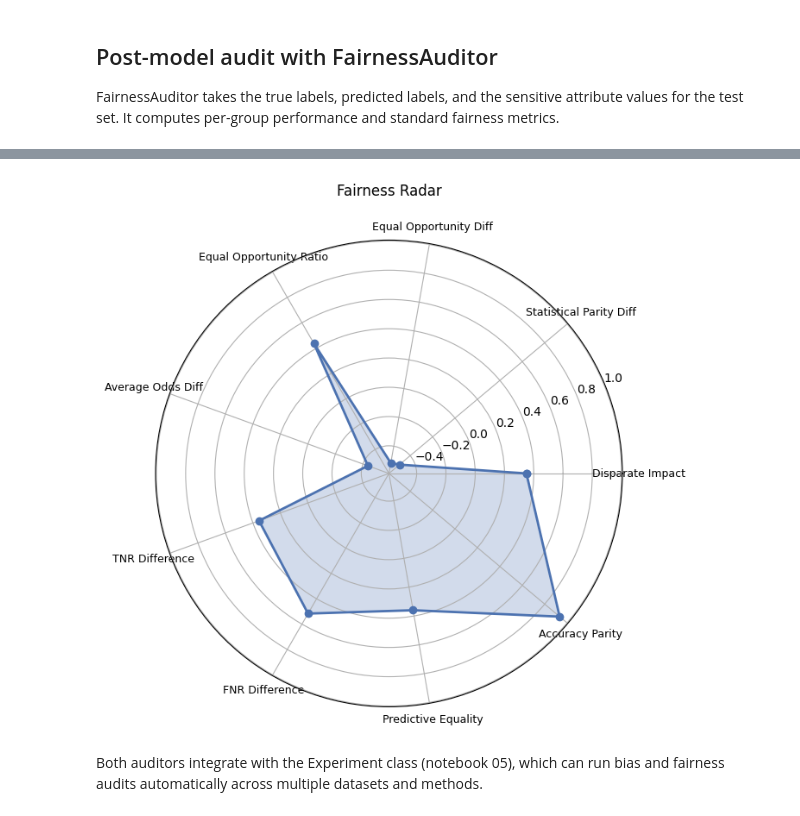
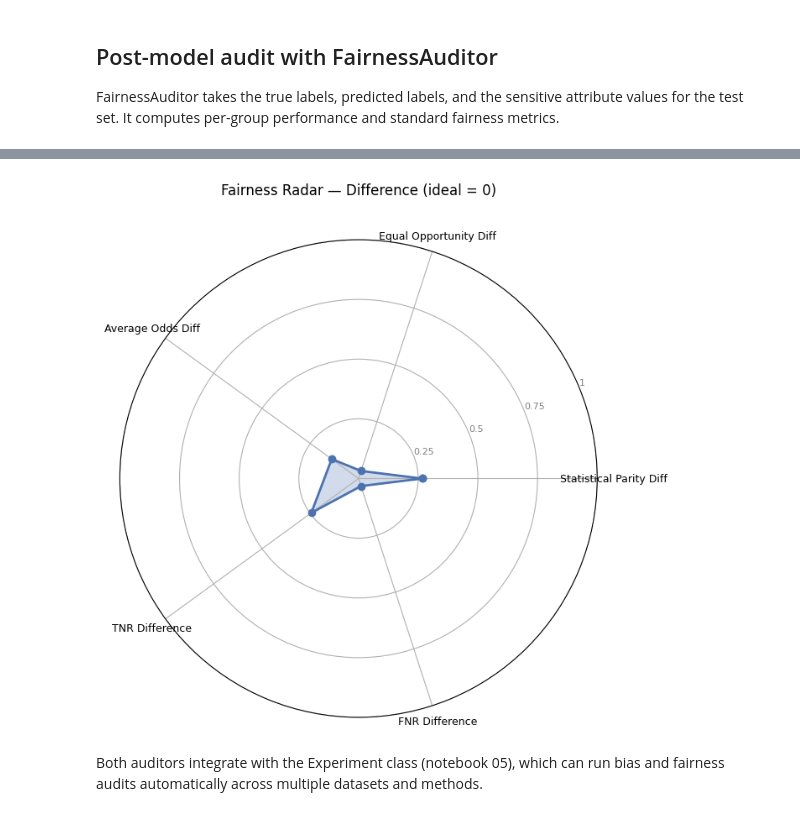
Before and after one commit to jmcfig/scikit-fair, a Jupyter notebook: examples/03_audit.ipynb, the cells around one changed output, grey strips where cells are left out. Saved outputs shown, nothing was run; the diff lists cells and outputs as text; code cells hidden in the pictures.

Commit message:
agg=false, two radars, tunable colors

```diff
--- a/examples/03_audit.ipynb
+++ b/examples/03_audit.ipynb
@@ -42,11 +50,16 @@ We train a simple logistic regression to get predictions for the fairness audit.
 # %%
 from sklearn.linear_model import LogisticRegression
 from sklearn.model_selection import train_test_split
+from skfair.preprocessing import FairSmote
 
 X_train, X_test, y_train, y_test = train_test_split(
     X, y, test_size=0.3, random_state=42, stratify=y
 )
 clf = LogisticRegression(solver="liblinear", max_iter=1000, random_state=42)
+
+fsmote = FairSmote(sens_attr="Race", random_state=42)
+X_train, y_train = fsmote.fit_resample(X_train, y_train)
+
 clf.fit(X_train, y_train)
 y_pred = clf.predict(X_test)
 # %% [markdown]
@@ -87,7 +112,7 @@ fair.plot_fairness_metrics();
 # %%
-fair.plot_fairness_radar();
+fair.plot_fairness_radar(mode="difference");
 # %% [output]
-[figure, old version]
+[figure, new version]
 # %% [markdown]
 Both auditors integrate with the Experiment class (notebook 05), which can
 run bias and fairness audits automatically across multiple datasets and methods.
```
Also changed, not shown: parts of 7 cells of this notebook, 13 other files.
